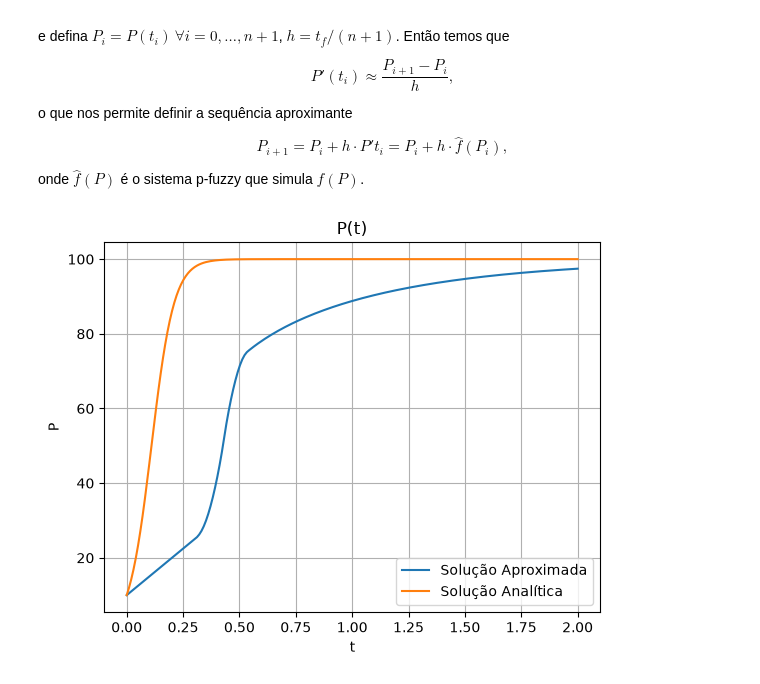
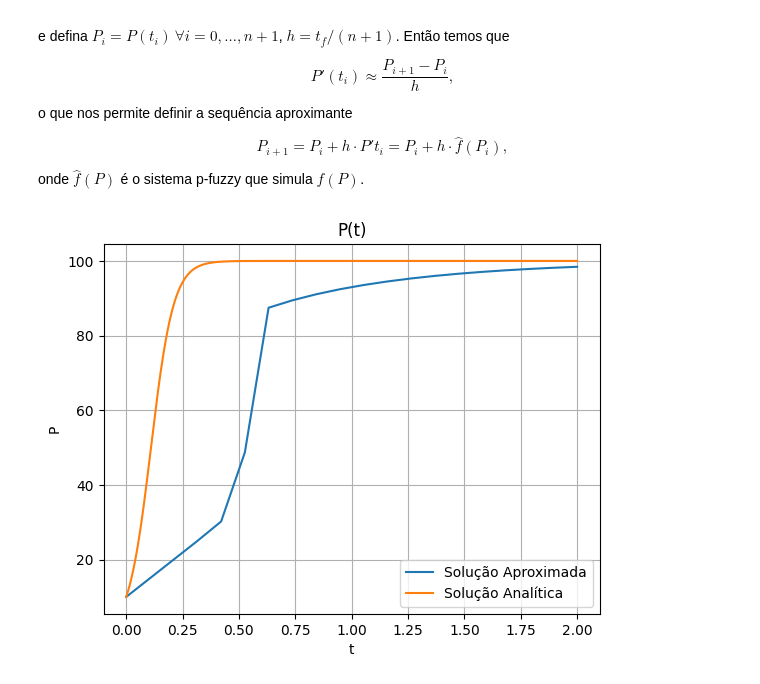
Before and after one commit to PedroTeruo/MS580, a Jupyter notebook: python-examples/pfuzzy.ipynb, the cells around one changed output. Saved outputs shown, nothing was run; the diff lists cells and outputs as text; code cells hidden in the pictures.

```diff
--- a/python-examples/pfuzzy.ipynb
+++ b/python-examples/pfuzzy.ipynb
@@ -97,35 +117,36 @@ onde $\hat{f}(P)$ é o sistema p-fuzzy que simula $f(P)$.
 # Finite diference PVI approximation
 
 tf = 2
-n = 200
+n = 20
 h = tf/n
 time = np.linspace(0, tf, n)
 
 p = np.zeros_like(time)
 p[0] = 10
 
 for i in range(n - 1):
     sim.input['population'] = p[i]
     sim.compute()
     p[i + 1] = p[i] + h * sim.output['increase-rate']
 
 # Exact solution
 
+x = np.linspace(0, tf, 500)
 sol = lambda t: 100 * np.exp(20 * t) / (9 + np.exp(20 * t))
-y = sol(time)
+y = sol(x)
 
 # Plot exact and approximate solution
 
 fig, ax = plt.subplots()
 ax.set_xlabel('t')
 ax.set_ylabel('P')
 ax.set_title('P(t)')
 ax.grid(True)
 line1, = ax.plot(time, p)
 line1.set_label('Solução Aproximada')
-line2, = ax.plot(time, y)
+line2, = ax.plot(x, y)
 line2.set_label('Solução Analítica')
 ax.legend()
 plt.show()
 # %% [output]
-[figure, old version]
+[figure, new version]
```
Also changed, not shown: parts of 4 cells of this notebook.
